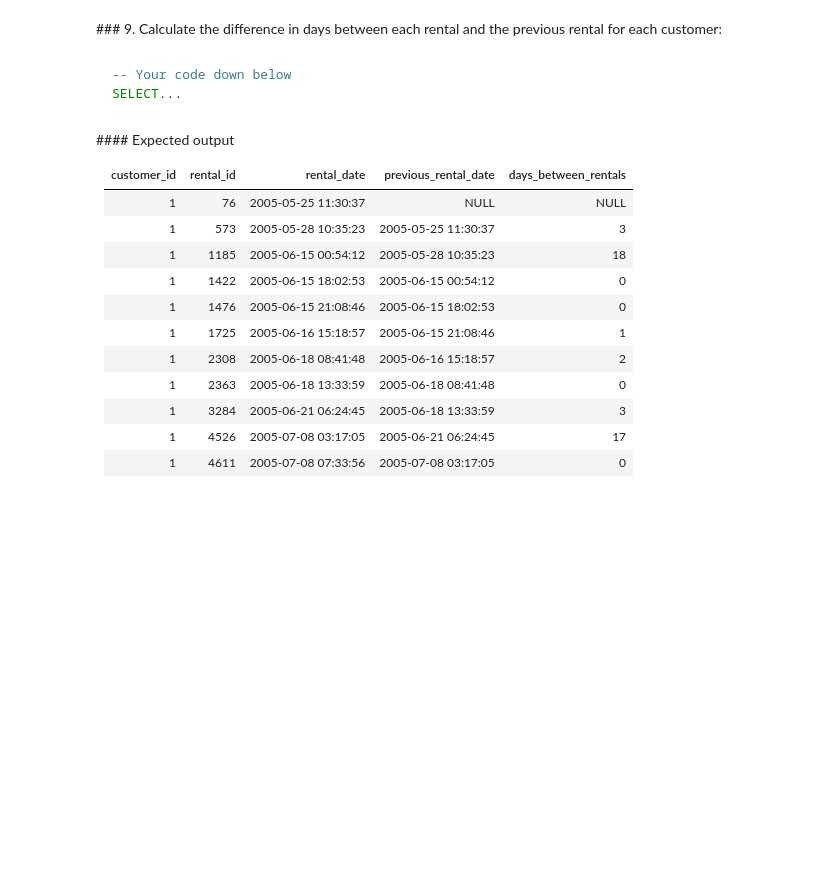
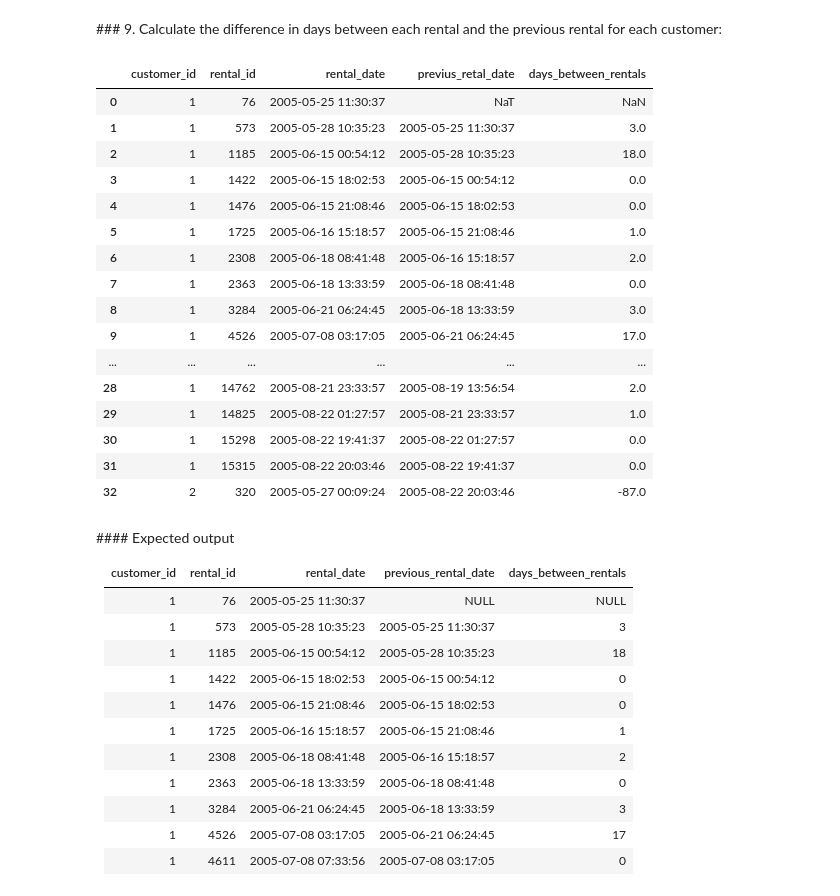
Before and after one commit to sarabenitezinglott/lab-mysql-window-functions, a Jupyter notebook: main.ipynb, the cells around one changed output. Cells and saved outputs as stored; diff of their text form; code cells hidden in the pictures; blank space fills up the shorter version.

Commit message:
lab-mysql-window

````diff
--- a/main.ipynb
+++ b/main.ipynb
@@ -7,0 +10,8 @@ SELECT...
+# %%
+Sakila = "sakila"
+connectionData=f"mysql+pymysql://root:{password}@localhost/{Sakila}"
+engine = alch.create_engine(connectionData)
+
+
+query = "SELECT * FROM actor;"
+pd.read_sql_query(query, engine)
@@ -206,11 +374,31 @@ SELECT...
 |2          |44        |12                 |
 # %% [markdown]
 ### 9. Calculate the difference in days between each rental and the previous rental for each customer:
-# %% [markdown]
-```sql
--- Your code down below
-SELECT...
-```
+# %%
+query = """
+SELECT customer_id, rental_id,rental_date, LAG(rental_date) OVER (ORDER BY customer_id,rental_id) AS previus_retal_date, DATEDIFF(rental_date, LAG(rental_date) OVER (ORDER BY customer_id)) AS days_between_rentals
+FROM rental
+"""
+df = pd.read_sql_query(query, engine).head(33)
+df
+# %% [output]
+|  | customer_id | rental_id | rental_date | previus_retal_date | days_between_rentals |
+| 0 | 1 | 76 | 2005-05-25 11:30:37 | NaT | NaN |
+| 1 | 1 | 573 | 2005-05-28 10:35:23 | 2005-05-25 11:30:37 | 3.0 |
+| 2 | 1 | 1185 | 2005-06-15 00:54:12 | 2005-05-28 10:35:23 | 18.0 |
+| 3 | 1 | 1422 | 2005-06-15 18:02:53 | 2005-06-15 00:54:12 | 0.0 |
+| 4 | 1 | 1476 | 2005-06-15 21:08:46 | 2005-06-15 18:02:53 | 0.0 |
+| 5 | 1 | 1725 | 2005-06-16 15:18:57 | 2005-06-15 21:08:46 | 1.0 |
+| 6 | 1 | 2308 | 2005-06-18 08:41:48 | 2005-06-16 15:18:57 | 2.0 |
+| 7 | 1 | 2363 | 2005-06-18 13:33:59 | 2005-06-18 08:41:48 | 0.0 |
+| 8 | 1 | 3284 | 2005-06-21 06:24:45 | 2005-06-18 13:33:59 | 3.0 |
+| 9 | 1 | 4526 | 2005-07-08 03:17:05 | 2005-06-21 06:24:45 | 17.0 |
+| ... | ... | ... | ... | ... | ... |
+| 28 | 1 | 14762 | 2005-08-21 23:33:57 | 2005-08-19 13:56:54 | 2.0 |
+| 29 | 1 | 14825 | 2005-08-22 01:27:57 | 2005-08-21 23:33:57 | 1.0 |
+| 30 | 1 | 15298 | 2005-08-22 19:41:37 | 2005-08-22 01:27:57 | 0.0 |
+| 31 | 1 | 15315 | 2005-08-22 20:03:46 | 2005-08-22 19:41:37 | 0.0 |
+| 32 | 2 | 320 | 2005-05-27 00:09:24 | 2005-08-22 20:03:46 | -87.0 |
 # %% [markdown]
 #### Expected output
 
````
Also changed, not shown: parts of 23 cells of this notebook.
